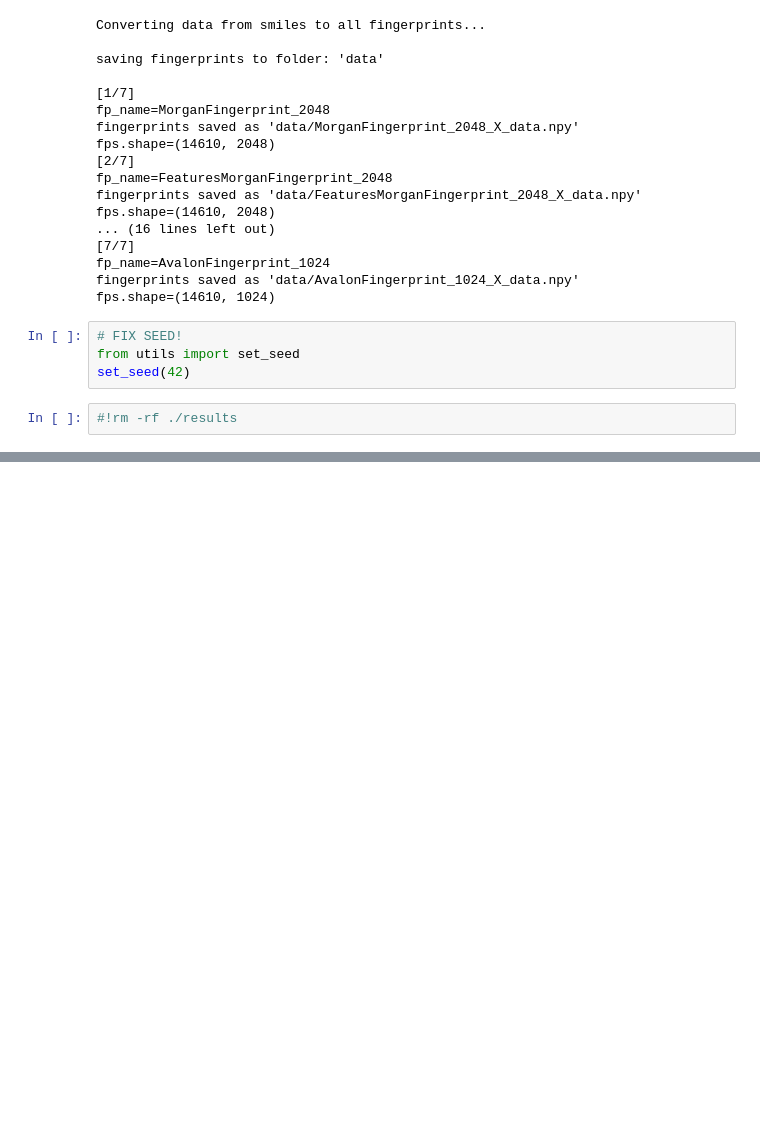
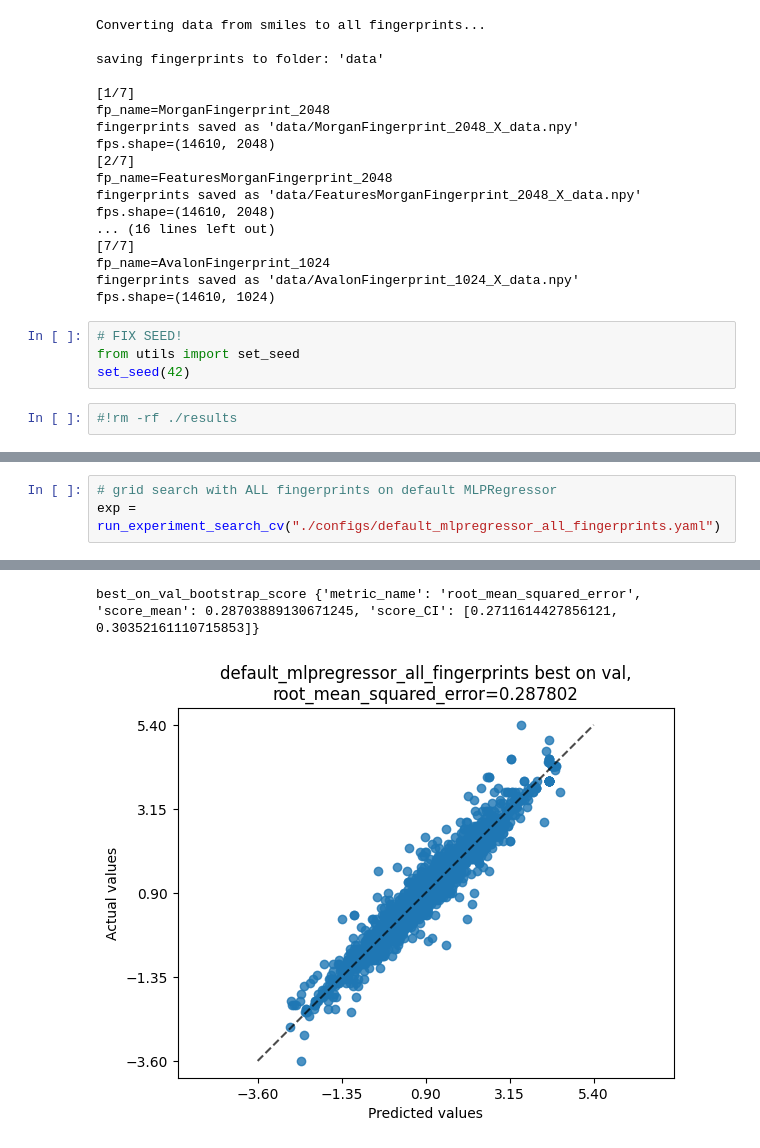
Before and after one commit to mvgolubev99/kaggle-chemical-structure-and-logp, a Jupyter notebook: interaction.ipynb, the cells around one changed output, grey strips where cells are left out. Drawn from its saved outputs; the diff is of its cells as text; blank space fills up the shorter version.

Commit message:
grid search cv with default models and visualization of results

```diff
--- a/interaction.ipynb
+++ b/interaction.ipynb
@@ -120,2 +131,6 @@ exp = run_experiment_search_cv("./configs/default_ridge_all_fingerprints.yaml")
 best_on_val_bootstrap_score {'metric_name': 'root_mean_squared_error', 'score_mean': 0.4597499937786107, 'score_CI': [0.4417814679684518, 0.4767017714127563]}
 [figure]
+# %%
+# grid search with ALL fingerprints on default MLPRegressor
+exp = run_experiment_search_cv("./configs/default_mlpregressor_all_fingerprints.yaml")
+# %% [output]
@@ -121,0 +145,2 @@ best_on_val_bootstrap_score {'metric_name': 'root_mean_squared_error', 'score_me
+best_on_val_bootstrap_score {'metric_name': 'root_mean_squared_error', 'score_mean': 0.28703889130671245, 'score_CI': [0.2711614427856121, 0.30352161110715853]}
+[figure, added]
```
Also changed, not shown: parts of 10 cells of this notebook.
